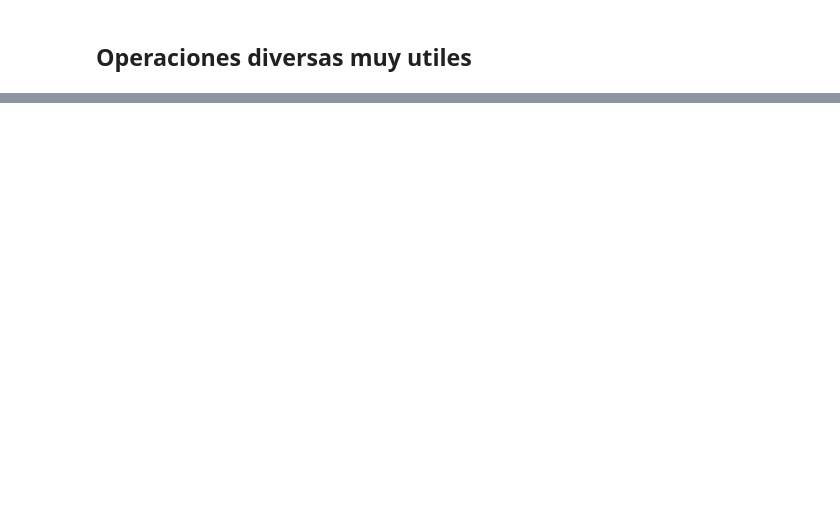
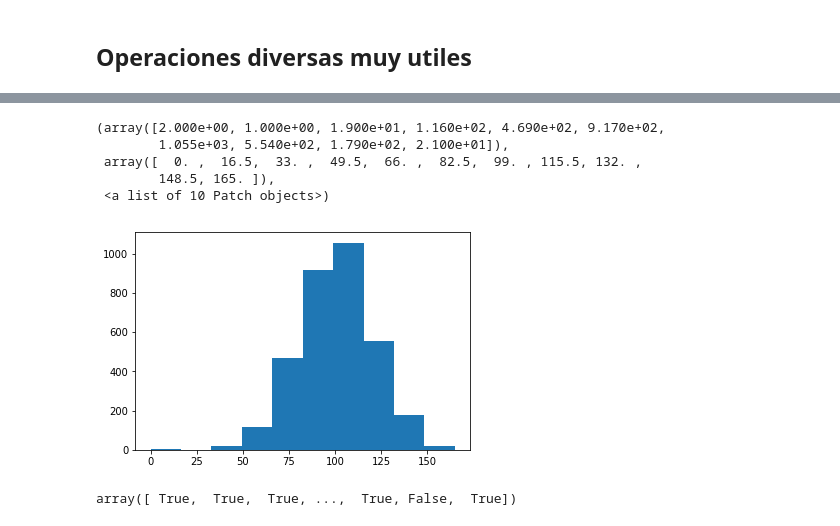
Before and after one commit to renekendeins/ML_Udemy, a Jupyter notebook: Data Wrangling/T2 - 3 - Data Cleaning - Agrupacion de datos.ipynb, the cells around one changed output, grey strips where cells are left out. Cells and saved outputs as stored; diff of their text form; code cells hidden in the pictures; blank space fills up the shorter version.

```diff
--- a/Data Wrangling/T2 - 3 - Data Cleaning - Agrupacion de datos.ipynb
+++ b/Data Wrangling/T2 - 3 - Data Cleaning - Agrupacion de datos.ipynb
@@ -432,0 +480,13 @@ ageGrouped.head(1)
+# %%
+plt.hist(data['Day Calls'])
+
+# a = np.random.randn(len(data['Day Calls']))
+
+# plt.hist(a)
+# %% [output]
+(array([2.000e+00, 1.000e+00, 1.900e+01, 1.160e+02, 4.690e+02, 9.170e+02,
+        1.055e+03, 5.540e+02, 1.790e+02, 2.100e+01]),
+ array([  0. ,  16.5,  33. ,  49.5,  66. ,  82.5,  99. , 115.5, 132. ,
+        148.5, 165. ]),
+ <a list of 10 Patch objects>)
+[figure, added]
@@ -432,0 +497,4 @@ ageGrouped.head(1)
+# %%
+check
+# %% [output]
+array([ True,  True,  True, ...,  True, False,  True])
```
Also changed, not shown: parts of 46 cells of this notebook, 2 other files.
